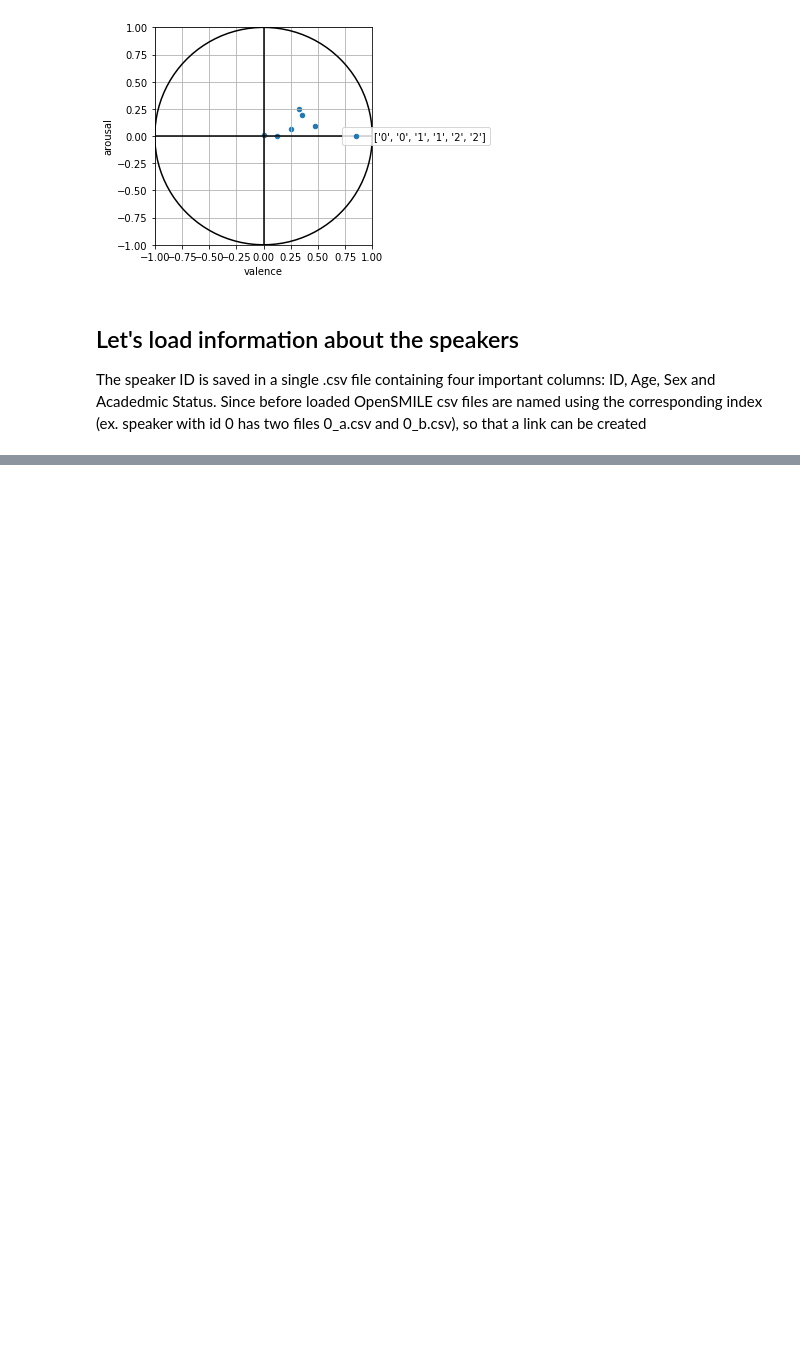
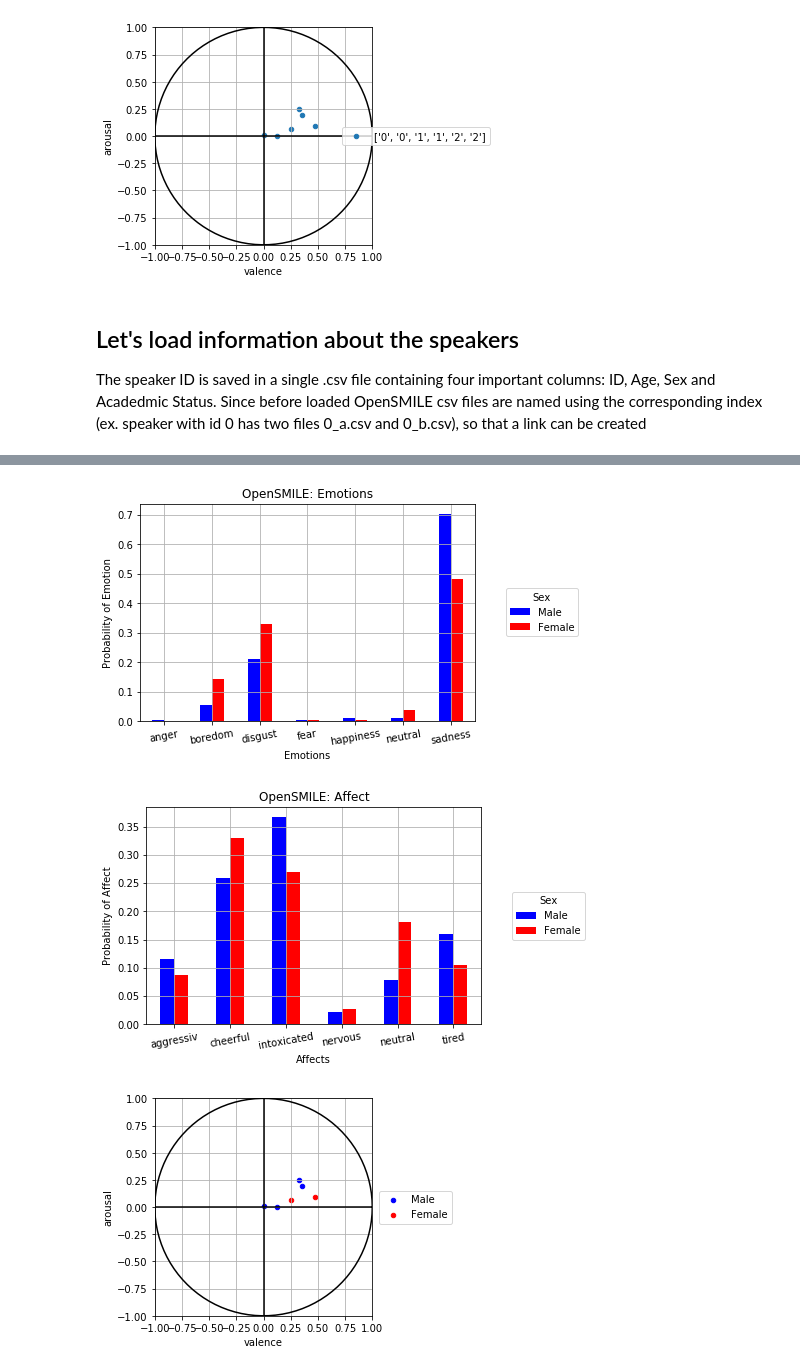
Before and after one commit to EJKraft/MasterThesis, a Jupyter notebook: OpenSMILE Analysis.ipynb, the cells around one changed output, grey strips where cells are left out. Drawn from its saved outputs; the diff is of its cells as text; code cells hidden in the pictures; blank space fills up the shorter version.

Commit message:
Plots comparing features as sex, age and academic status are rendered

```diff
--- a/OpenSMILE Analysis.ipynb
+++ b/OpenSMILE Analysis.ipynb
@@ -197,0 +161,60 @@ plt.locator_params(axis='x',nbins= 9)
+# %%
+df_ar_val_male = df_ar_val_char.loc[df_ar_val_char['Sex'] == 0]
+df_ar_val_female = df_ar_val_char.loc[df_ar_val_char['Sex'] == 1]
+
+df_emotion_char_male = df_emotion_char.loc[df_emotion_char['Sex'] == 0]
+df_emotion_char_female = df_emotion_char.loc[df_emotion_char['Sex'] == 1]
+
+df_affect_char_male = df_affect_char.loc[df_affect_char['Sex'] == 0]
+df_affect_char_female = df_affect_char.loc[df_affect_char['Sex'] == 1]
+
+#For Plotting, lets calculate the mean emotion value for all audiofiles
+df_emotion_char_male = df_emotion_char_male.drop(['CharacterID','file', 'Age', 'Sex', 'Academic Status'], axis = 1)
+df_emotion_char_male = df_emotion_char_male.mean()
+df_emotion_char_female = df_emotion_char_female.drop(['CharacterID','file', 'Age', 'Sex', 'Academic Status'], axis = 1)
+df_emotion_char_female = df_emotion_char_female.mean()
+df_emo_sex = pd.DataFrame({'Male': df_emotion_char_male, 'Female': df_emotion_char_female}, index = emotion_label)
+
+#And do the same for affect
+df_affect_char_male = df_affect_char_male.drop(['CharacterID','file', 'Age', 'Sex', 'Academic Status'], axis = 1)
+df_affect_char_male = df_affect_char_male.mean()
+df_affect_char_female = df_affect_char_female.drop(['CharacterID','file', 'Age', 'Sex', 'Academic Status'], axis = 1)
+df_affect_char_female = df_affect_char_female.mean()
+df_aff_sex = pd.DataFrame({'Male': df_affect_char_male, 'Female': df_affect_char_female}, index = affect_label)
+
+
+# Start with Emotion
+ax_emo = df_emo_sex.plot.bar(title = 'OpenSMILE: Emotions',rot = 10, color = ['b','r']) #We set rotation to 10 so that the filenames can be read
+ax_emo.legend(loc = 'center', bbox_to_anchor=(1.2,0.5), title = 'Sex')
+ax_emo.set_ylabel('Probability of Emotion')
+ax_emo.set_xlabel('Emotions')
+plt.grid(True)
+
+#Now let's plot affect bar diagram
+ax_aff = df_aff_sex.plot.bar(title = 'OpenSMILE: Affect',rot = 10, color = ['b','r']) #We set rotation to 10 so that the filenames can be read
+ax_aff.legend(loc = 'center', bbox_to_anchor=(1.2,0.5), title = 'Sex')
+ax_aff.set_ylabel('Probability of Affect')
+ax_aff.set_xlabel('Affects')
+plt.grid(True)
+
+ax1 = df_ar_val_male.plot.scatter(x = 'valence', y = 'arousal', label = 'Male', c = 'b')
+ax2 = df_ar_val_female.plot.scatter(x = 'valence', y = 'arousal', label = 'Female', c = 'r', ax=ax1)
+#We want to plot the arousal valence circle so we create values for it
+t = np.linspace(0,np.pi*2,100)
+ax1.plot(np.cos(t), np.sin(t), linewidth = 1.5, color = 'black')
+ax1.axvline(0,0,1, c = 'black')
+x_coord = [-1.0,1.0]
+y_coord = [0.0,0.0]
+ax1.plot(x_coord, y_coord, c = 'black')
+
+#Make Plot pretty
+ax1.legend(loc = 'center', bbox_to_anchor=(1.2,0.5))
+plt.grid(True)
+plt.xlim(-1.0, 1.0)
+plt.ylim(-1.0, 1.0)
+ax1.set_aspect('equal')
+plt.locator_params(axis='x',nbins= 9)
+# %% [output]
+[figure, added]
+[figure, added]
+[figure, added]
```
Also changed, not shown: parts of 7 cells of this notebook.
